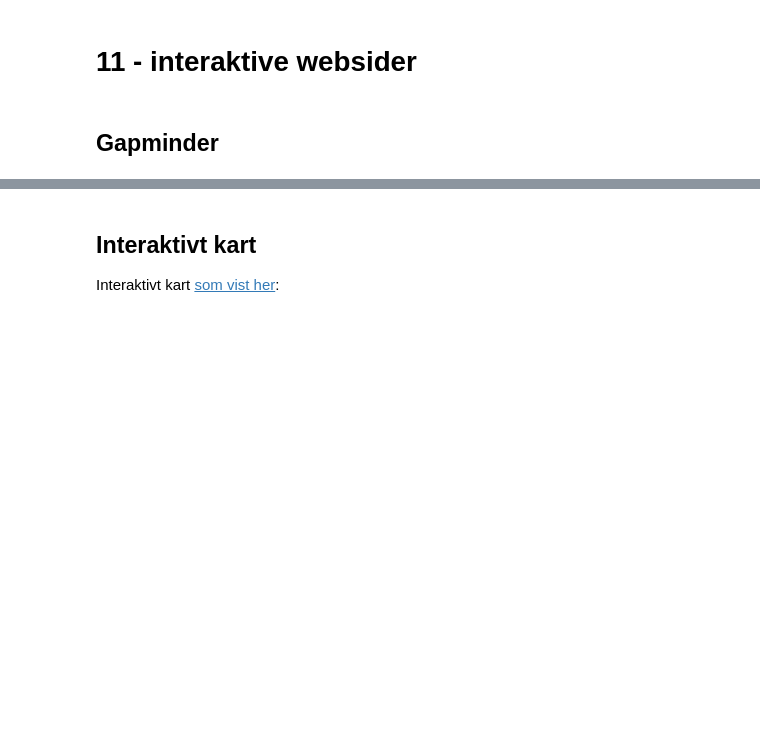
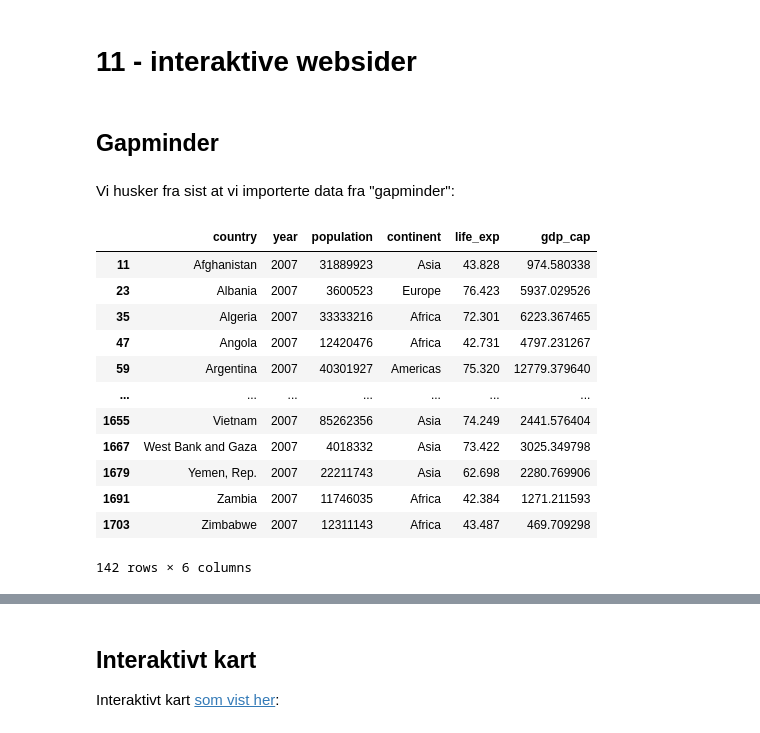
Before and after one commit to harsutvi/notebooks, a Jupyter notebook: 11 - interaktive websider.ipynb, the cells around one changed output, grey strips where cells are left out. Drawn from its saved outputs; the diff is of its cells as text; code cells hidden in the pictures; blank space fills up the shorter version.

```diff
--- a/11 - interaktive websider.ipynb
+++ b/11 - interaktive websider.ipynb
@@ -4,3 +4,23 @@
 # 11 - interaktive websider
 # %% [markdown]
 ## Gapminder
+# %% [markdown]
+Vi husker fra sist at vi importerte data fra "gapminder":
+# %%
+import pandas as pd
+g = pd.read_csv("https://titlon.uit.no/hht/data/gapminder.csv", index_col=0)#reading data
+g
+# %% [output]
+|  | country | year | population | continent | life_exp | gdp_cap |
+| 11 | Afghanistan | 2007 | 31889923 | Asia | 43.828 | 974.580338 |
+| 23 | Albania | 2007 | 3600523 | Europe | 76.423 | 5937.029526 |
+| 35 | Algeria | 2007 | 33333216 | Africa | 72.301 | 6223.367465 |
+| 47 | Angola | 2007 | 12420476 | Africa | 42.731 | 4797.231267 |
+| 59 | Argentina | 2007 | 40301927 | Americas | 75.320 | 12779.379640 |
+| ... | ... | ... | ... | ... | ... | ... |
+| 1655 | Vietnam | 2007 | 85262356 | Asia | 74.249 | 2441.576404 |
+| 1667 | West Bank and Gaza | 2007 | 4018332 | Asia | 73.422 | 3025.349798 |
+| 1679 | Yemen, Rep. | 2007 | 22211743 | Asia | 62.698 | 2280.769906 |
+| 1691 | Zambia | 2007 | 11746035 | Africa | 42.384 | 1271.211593 |
+| 1703 | Zimbabwe | 2007 | 12311143 | Africa | 43.487 | 469.709298 |
+142 rows × 6 columns
```
Also changed, not shown: parts of 23 cells of this notebook, 2 other files.
